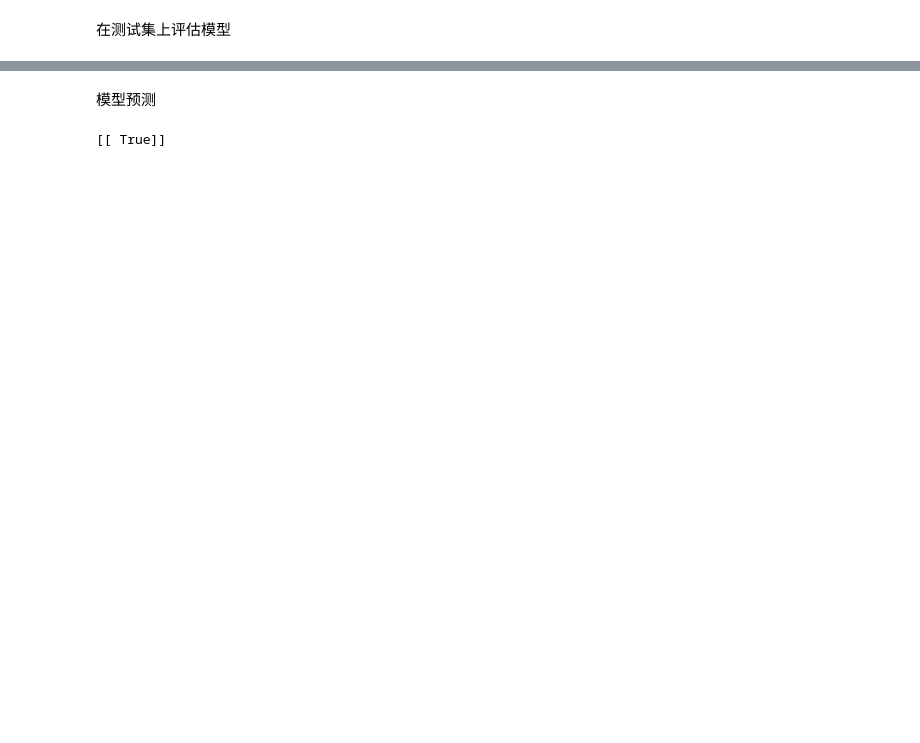
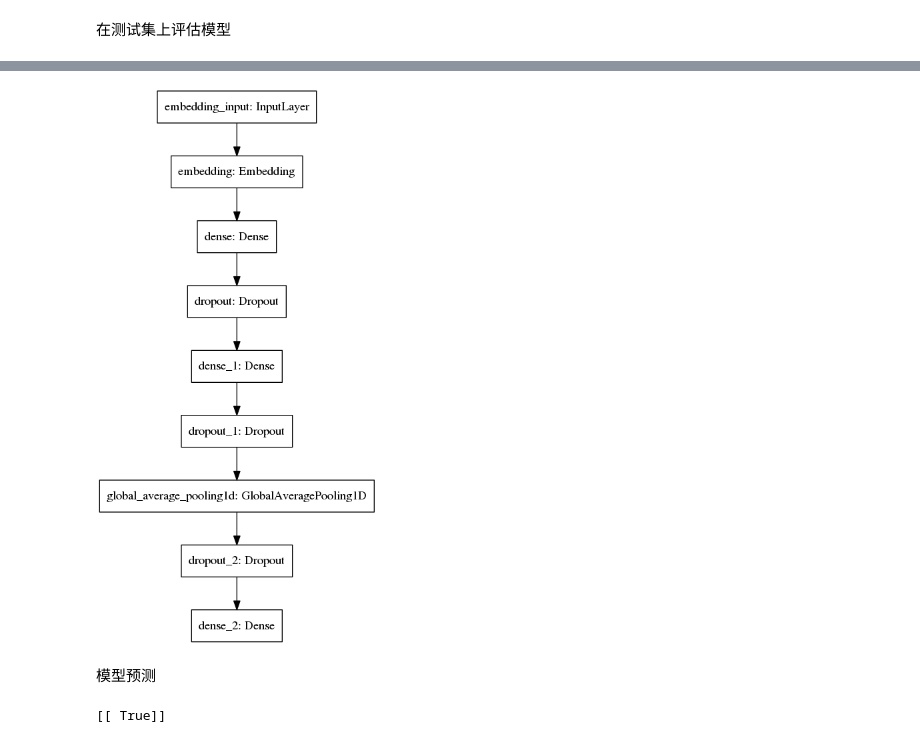
Before and after one commit to ADCa97/myworkspace, a Jupyter notebook: SentimentAnalysis/MLP.ipynb, the cells around one changed output, grey strips where cells are left out. Cells and saved outputs as stored; diff of their text form; code cells hidden in the pictures; blank space fills up the shorter version.

```diff
--- a/SentimentAnalysis/MLP.ipynb
+++ b/SentimentAnalysis/MLP.ipynb
@@ -251,3 +251,8 @@ model.evaluate(test_text, test_sentiment)
+# %%
+from tensorflow.keras.utils import plot_model
+plot_model(model, to_file="MLP.png")
+# %% [output]
+[figure, added]
 # %% [markdown]
 模型预测
 # %%
```
Also changed, not shown: parts of 6 cells of this notebook.
